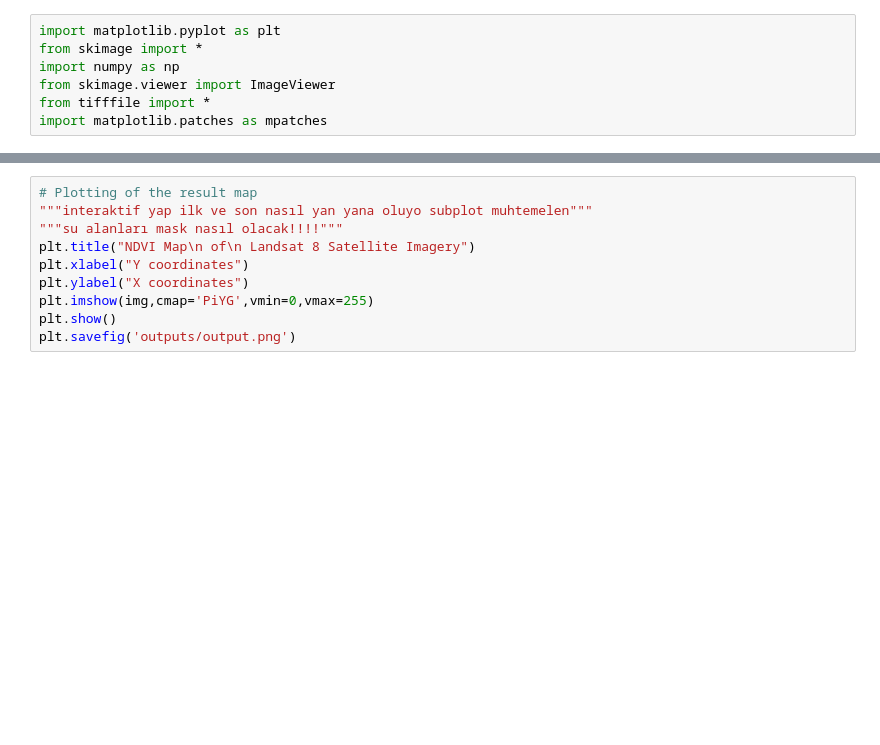
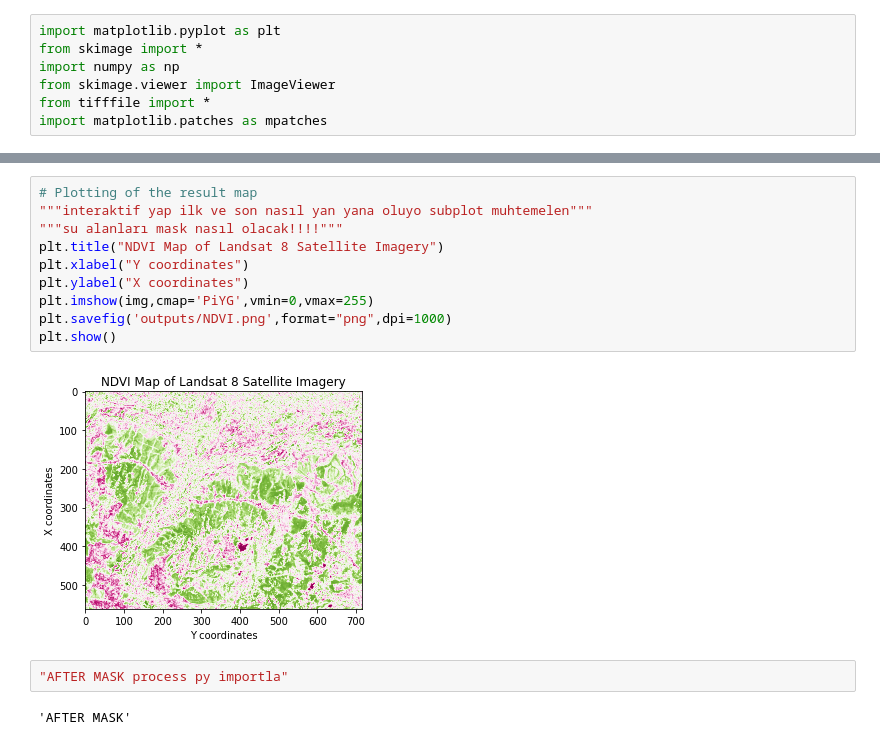
Before and after one commit to berkesenturk/Remote-Sensing-Sentinel-2-EO-Data-Masking-Algorithm, a Jupyter notebook: ndvi.ipynb, the cells around one changed output, grey strips where cells are left out. Drawn from its saved outputs; the diff is of its cells as text; blank space fills up the shorter version.

Commit message:
v0.2: output in png format enabled and bug fix

```diff
--- a/ndvi.ipynb
+++ b/ndvi.ipynb
@@ -60,10 +158,16 @@ values
 # %%
 # Plotting of the result map
 """interaktif yap ilk ve son nasıl yan yana oluyo subplot muhtemelen"""
 """su alanları mask nasıl olacak!!!!"""
-plt.title("NDVI Map\n of\n Landsat 8 Satellite Imagery")
+plt.title("NDVI Map of Landsat 8 Satellite Imagery")
 plt.xlabel("Y coordinates")
 plt.ylabel("X coordinates")
 plt.imshow(img,cmap='PiYG',vmin=0,vmax=255)
+plt.savefig('outputs/NDVI.png',format="png",dpi=1000)
 plt.show()
-plt.savefig('outputs/output.png')
+# %% [output]
+[figure, added]
+# %%
+"AFTER MASK process py importla"
+# %% [output]
+'AFTER MASK'
```
Also changed, not shown: parts of 8 cells of this notebook, 3 other files.
